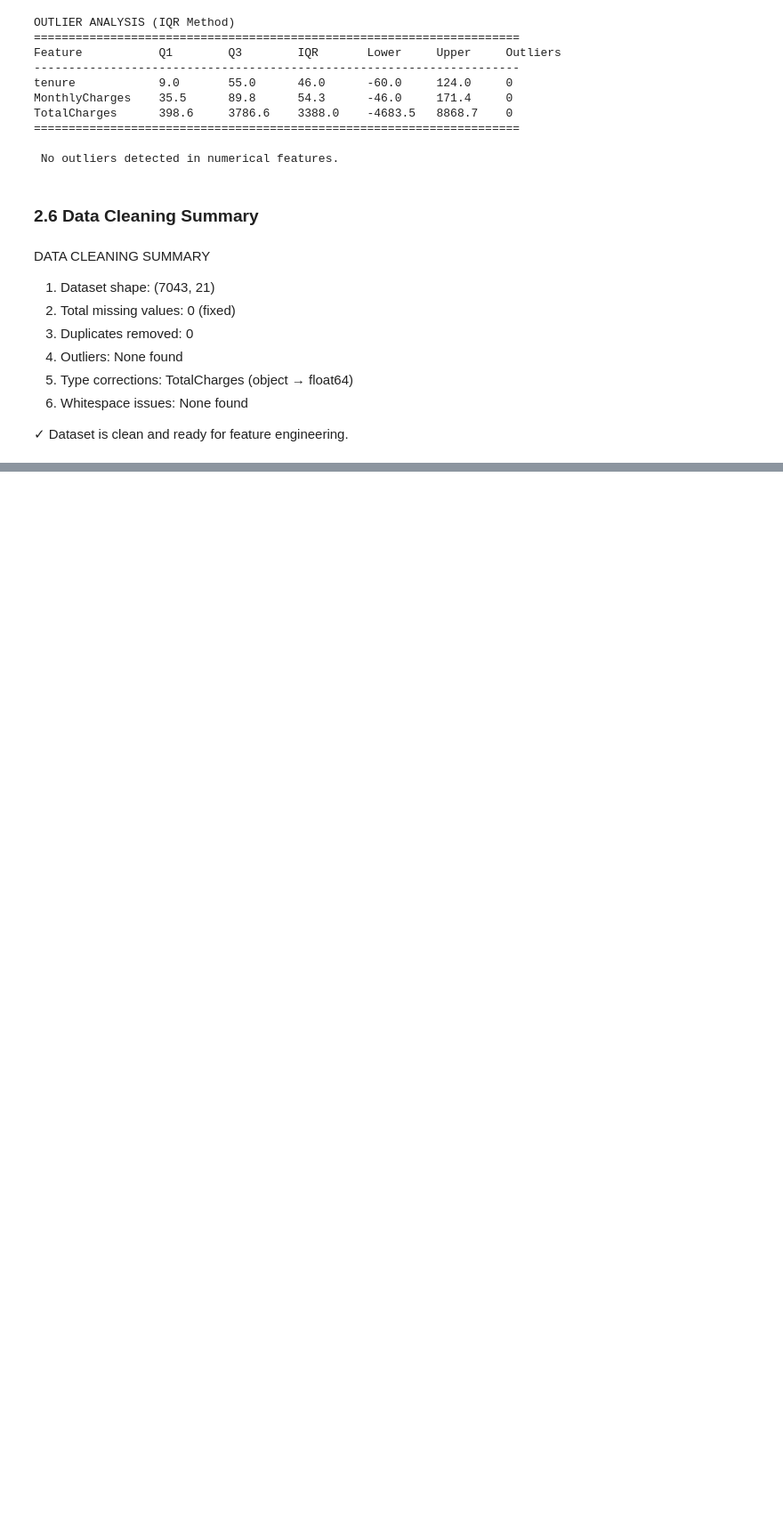
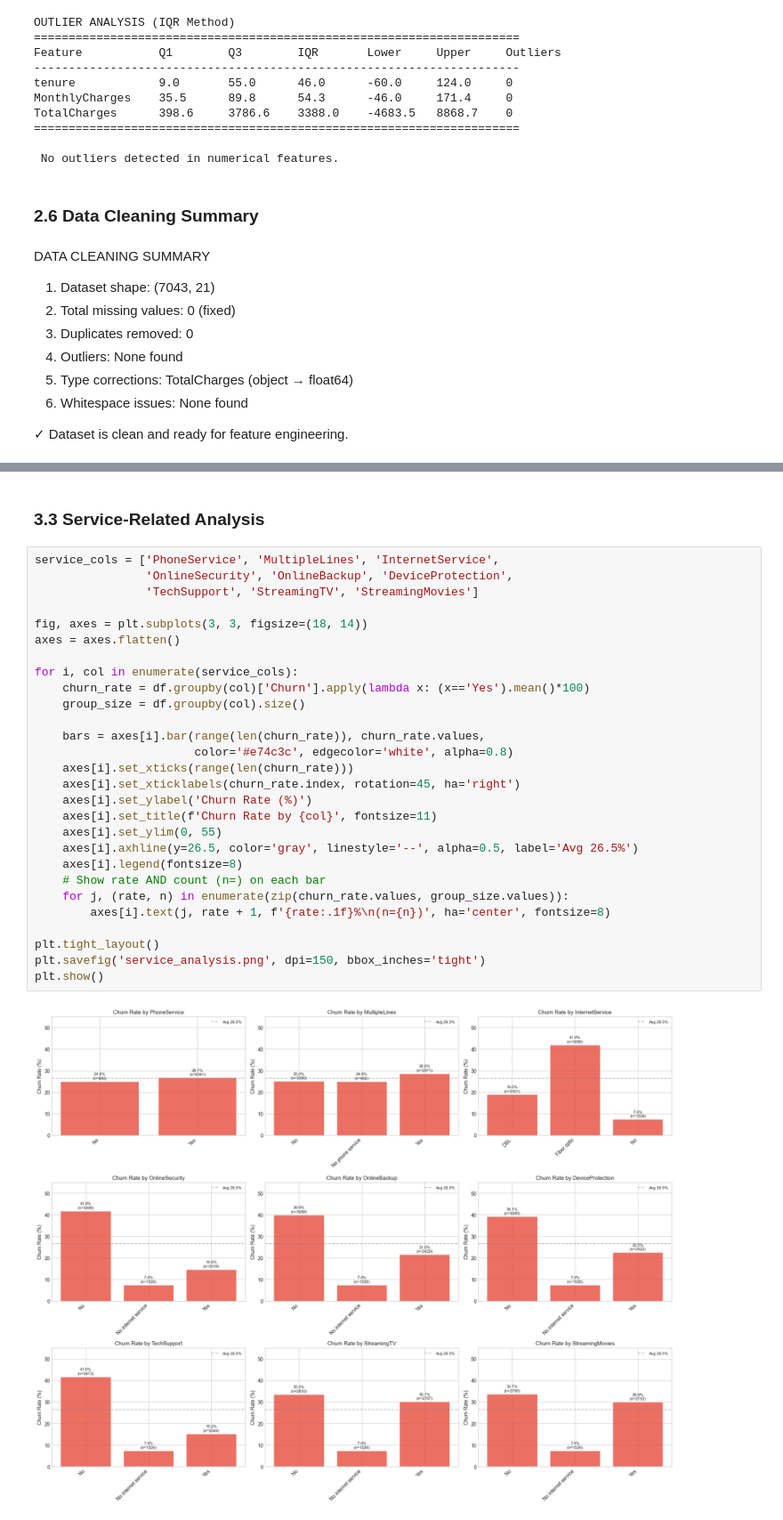
Before and after one commit to mariamTsintsadze/telecom-customer-churn-prediction, a Jupyter notebook: Telco_Customer_Churn_Analysis.ipynb, the cells around one changed output, grey strips where cells are left out. Shown at 89% size. Cells and saved outputs as stored; diff of their text form; blank space fills up the shorter version.

```diff
--- a/Telco_Customer_Churn_Analysis.ipynb
+++ b/Telco_Customer_Churn_Analysis.ipynb
@@ -396,0 +467,32 @@ DATA CLEANING SUMMARY
+# %% [markdown]
+### 3.3 Service-Related Analysis
+# %%
+service_cols = ['PhoneService', 'MultipleLines', 'InternetService',
+                'OnlineSecurity', 'OnlineBackup', 'DeviceProtection',
+                'TechSupport', 'StreamingTV', 'StreamingMovies']
+
+fig, axes = plt.subplots(3, 3, figsize=(18, 14))
+axes = axes.flatten()
+
+for i, col in enumerate(service_cols):
+    churn_rate = df.groupby(col)['Churn'].apply(lambda x: (x=='Yes').mean()*100)
+    group_size = df.groupby(col).size()
+
+    bars = axes[i].bar(range(len(churn_rate)), churn_rate.values,
+                       color='#e74c3c', edgecolor='white', alpha=0.8)
+    axes[i].set_xticks(range(len(churn_rate)))
+    axes[i].set_xticklabels(churn_rate.index, rotation=45, ha='right')
+    axes[i].set_ylabel('Churn Rate (%)')
+    axes[i].set_title(f'Churn Rate by {col}', fontsize=11)
+    axes[i].set_ylim(0, 55)
+    axes[i].axhline(y=26.5, color='gray', linestyle='--', alpha=0.5, label='Avg 26.5%')
+    axes[i].legend(fontsize=8)
+    # Show rate AND count (n=) on each bar
+    for j, (rate, n) in enumerate(zip(churn_rate.values, group_size.values)):
+        axes[i].text(j, rate + 1, f'{rate:.1f}%\n(n={n})', ha='center', fontsize=8)
+
+plt.tight_layout()
+plt.savefig('service_analysis.png', dpi=150, bbox_inches='tight')
+plt.show()
+# %% [output]
+[figure, added]
```
Also changed, not shown: parts of 16 cells of this notebook.
